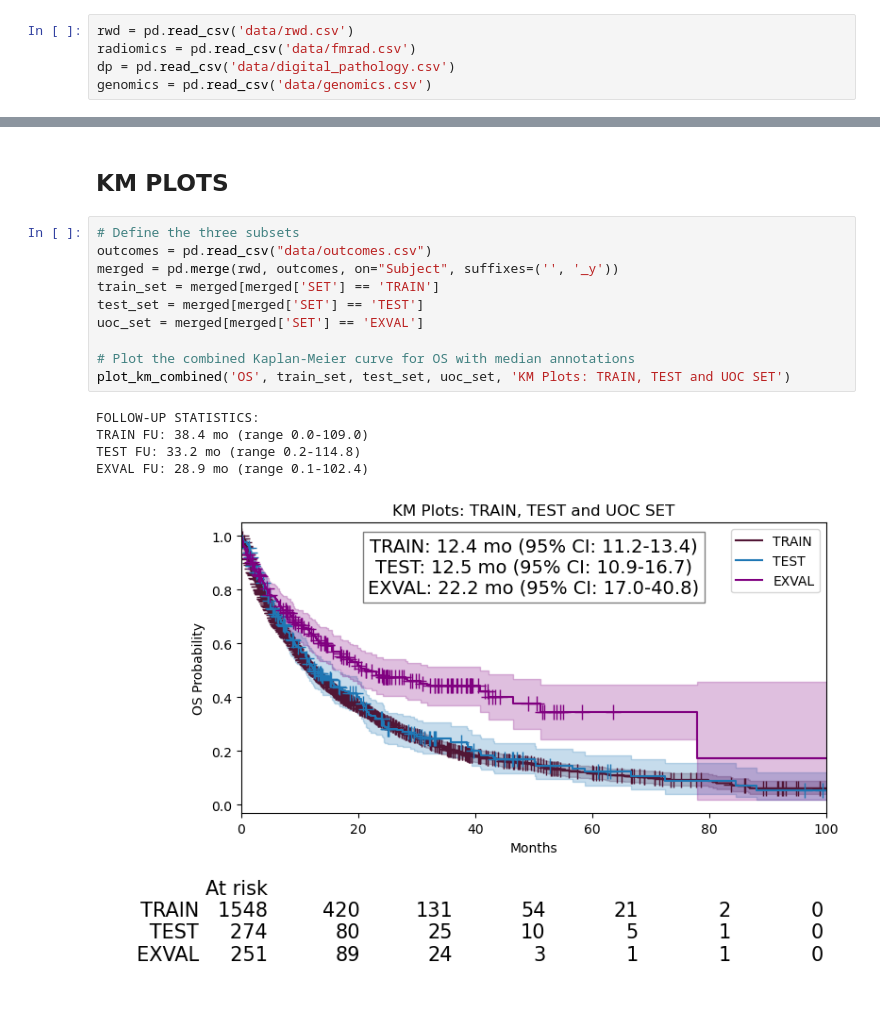
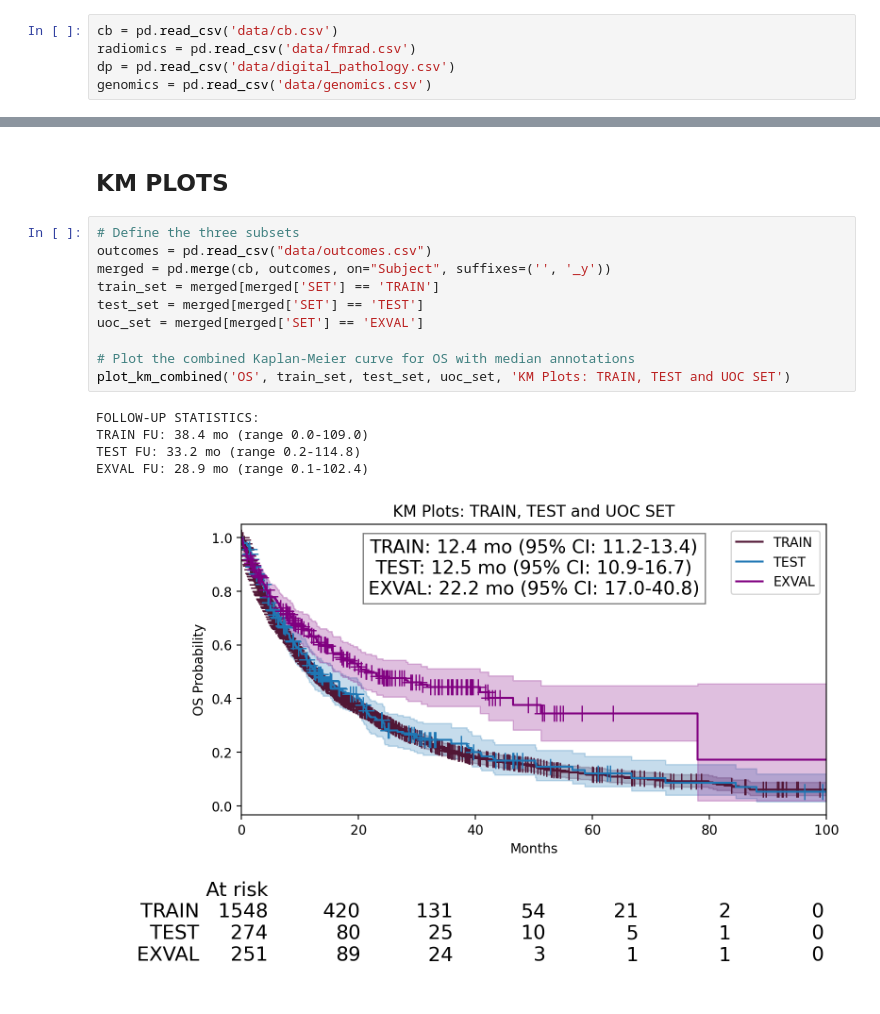
Before and after one commit to CostanzaSiniscalchi/I3LUNG_PDSS, a Jupyter notebook: data_visualization.ipynb, the cells around one changed output, grey strips where cells are left out. Drawn from its saved outputs; the diff is of its cells as text.

```diff
--- a/data_visualization.ipynb
+++ b/data_visualization.ipynb
@@ -249,7 +248,7 @@ Collecting annotation legends..
 # %% [markdown]
 ## Venn diagrams
 # %%
-rwd = pd.read_csv('data/rwd.csv')
+cb = pd.read_csv('data/cb.csv')
 radiomics = pd.read_csv('data/fmrad.csv')
 dp = pd.read_csv('data/digital_pathology.csv')
 genomics = pd.read_csv('data/genomics.csv')
@@ -286,16 +285,16 @@ plt.show()
 # %%
 # Define the three subsets
 outcomes = pd.read_csv("data/outcomes.csv")
-merged = pd.merge(rwd, outcomes, on="Subject", suffixes=('', '_y'))
+merged = pd.merge(cb, outcomes, on="Subject", suffixes=('', '_y'))
 train_set = merged[merged['SET'] == 'TRAIN']
 test_set = merged[merged['SET'] == 'TEST']
 uoc_set = merged[merged['SET'] == 'EXVAL']
 
 # Plot the combined Kaplan-Meier curve for OS with median annotations
 plot_km_combined('OS', train_set, test_set, uoc_set, 'KM Plots: TRAIN, TEST and UOC SET')
 # %% [output]
 FOLLOW-UP STATISTICS:
 TRAIN FU: 38.4 mo (range 0.0-109.0)
 TEST FU: 33.2 mo (range 0.2-114.8)
 EXVAL FU: 28.9 mo (range 0.1-102.4)
-[figure, old version]
+[figure, new version]
```
Also changed, not shown: parts of 4 cells of this notebook, 5 other files.
